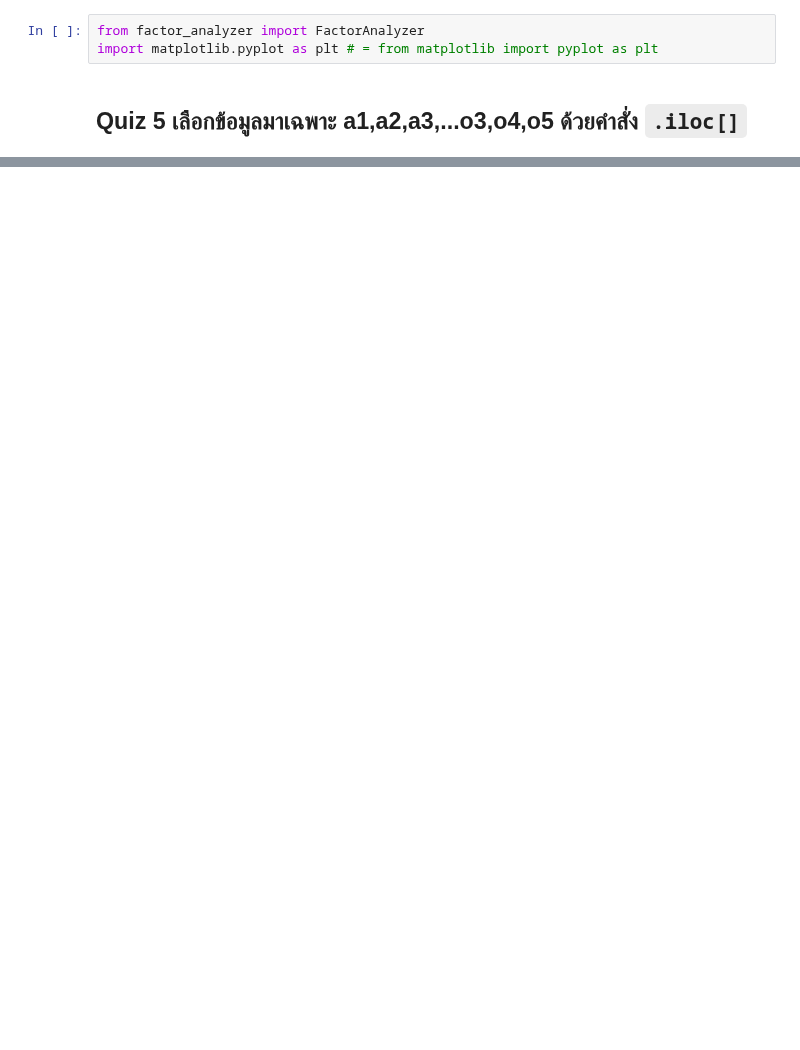
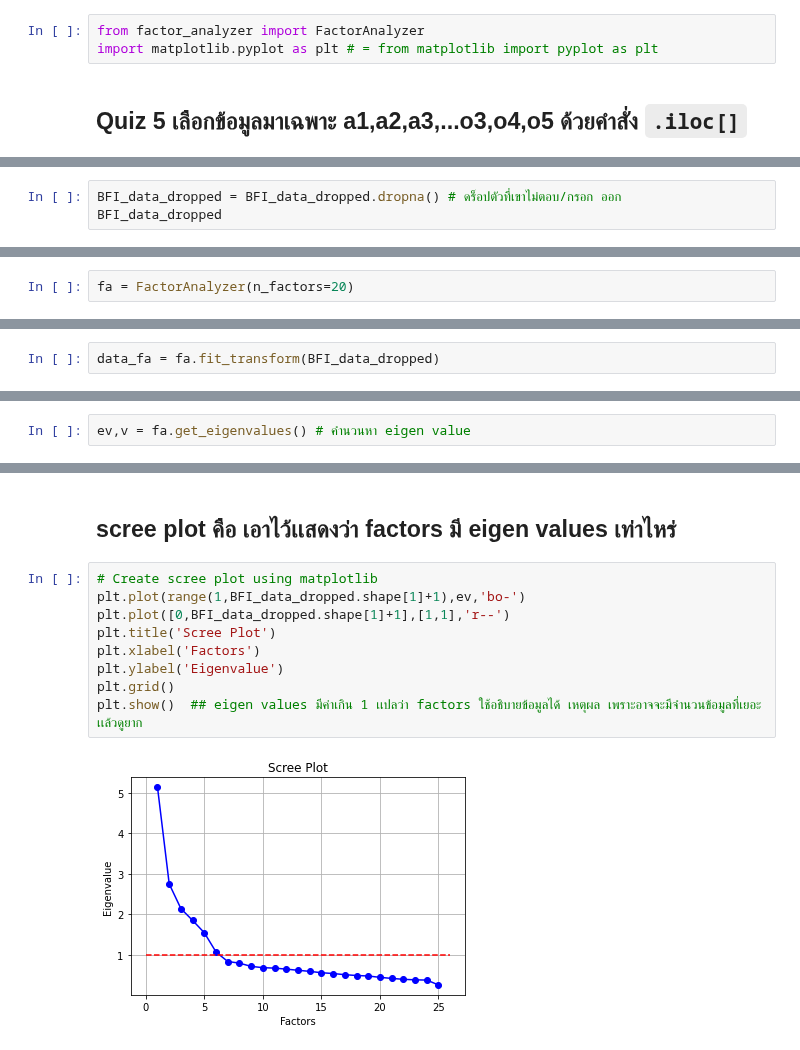
Before and after one commit to SupidchayaTangkidwanich/multivariate, a Jupyter notebook: Chapter_5_Factor_Analysis.ipynb, the cells around one changed output, grey strips where cells are left out. Saved outputs shown, nothing was run; the diff lists cells and outputs as text; blank space fills up the shorter version.

Commit message:
Factor Loading

```diff
--- a/Chapter_5_Factor_Analysis.ipynb
+++ b/Chapter_5_Factor_Analysis.ipynb
@@ -82,3 +82,6 @@ BFI_data_dropped
 | 2798 | 5.0 | 2.0 | 2.0 | 4.0 | 4.0 | 5.0 | 5.0 | 5.0 | 2.0 | 6.0 | 2.0 | ... |
 | 2799 | 2.0 | 3.0 | 1.0 | 4.0 | 2.0 | 5.0 | 5.0 | 3.0 | 3.0 | 3.0 | 3.0 | ... |
 2800 rows × 25 columns
+# %%
+BFI_data_dropped = BFI_data_dropped.dropna() # ดร็อปตัวที่เขาไม่ตอบ/กรอก ออก
+BFI_data_dropped
@@ -84,0 +134,2 @@ BFI_data_dropped
+# %%
+fa = FactorAnalyzer(n_factors=20)
@@ -84,0 +138,2 @@ BFI_data_dropped
+# %%
+data_fa = fa.fit_transform(BFI_data_dropped)
@@ -84,0 +146,2 @@ BFI_data_dropped
+# %%
+ev,v = fa.get_eigenvalues() # คำนวนหา eigen value
@@ -84,0 +158,13 @@ BFI_data_dropped
+# %% [markdown]
+##  scree plot คือ เอาไว้เเสดงว่า factors มี eigen values เท่าไหร่
+# %%
+# Create scree plot using matplotlib
+plt.plot(range(1,BFI_data_dropped.shape[1]+1),ev,'bo-')
+plt.plot([0,BFI_data_dropped.shape[1]+1],[1,1],'r--')
+plt.title('Scree Plot')
+plt.xlabel('Factors')
+plt.ylabel('Eigenvalue')
+plt.grid()
+plt.show()  ## eigen values มีค่าเกิน 1 เเปลว่า factors ใช้อธิบายข้อมูลได้ เหตุผล เพราะอาจจะมีจำนวนข้อมูลที่เยอะเเล้วดูยาก
+# %% [output]
+[figure, added]
```
Also changed, not shown: parts of 21 cells of this notebook.
